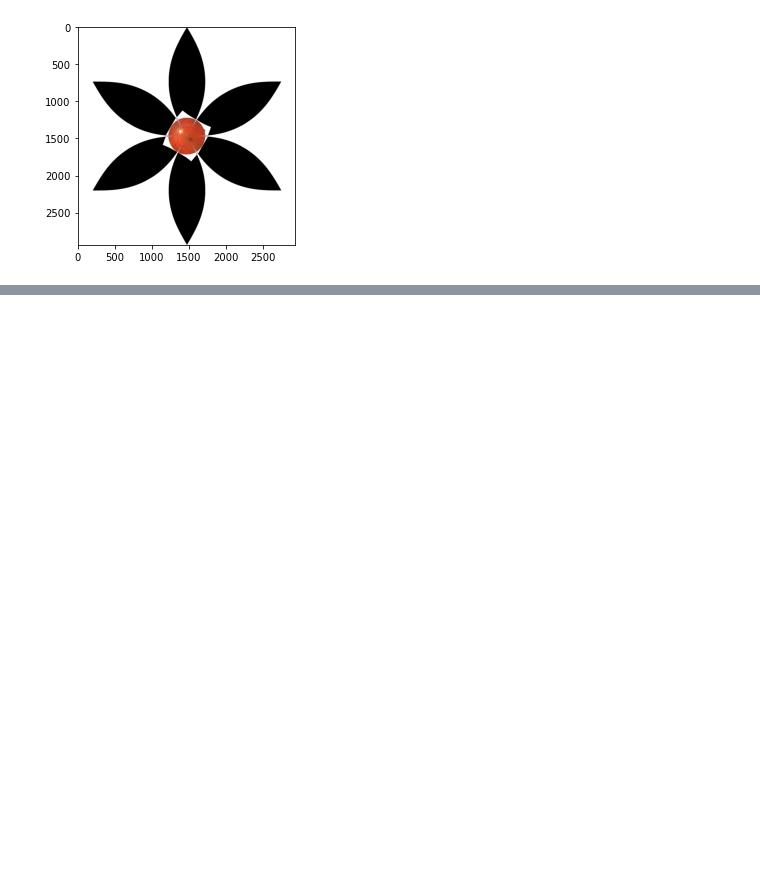
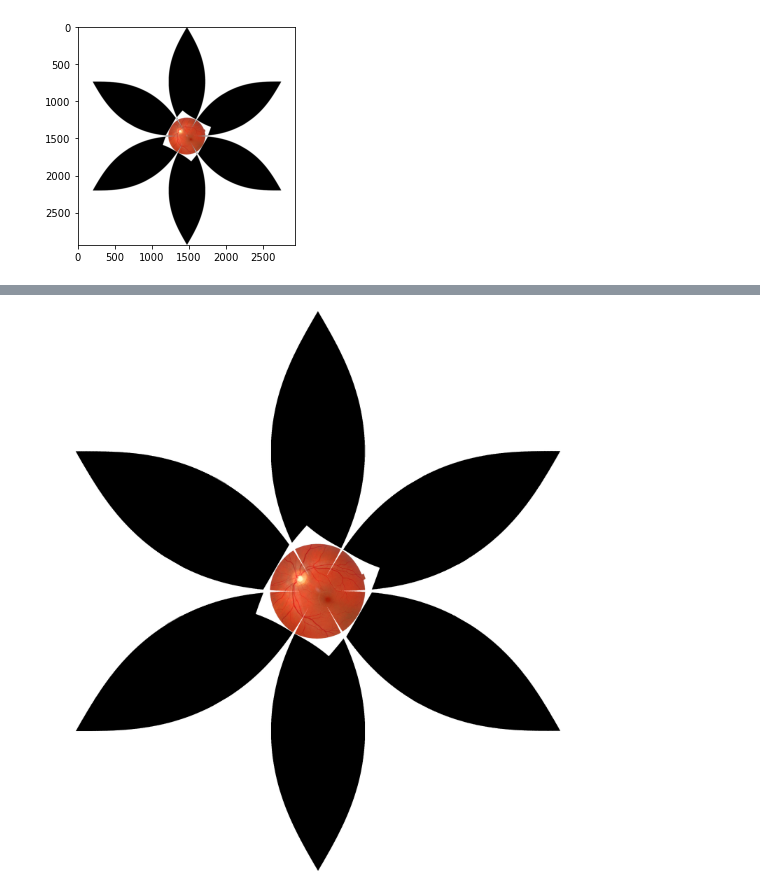
Before and after one commit to stuwilmur/sim-eye, a Jupyter notebook: develop gore2.ipynb, the cells around one changed output, grey strips where cells are left out. Saved outputs shown, nothing was run; the diff lists cells and outputs as text; code cells hidden in the pictures; blank space fills up the shorter version.

Commit message:
Complete basic recoding of gore2

```diff
--- a/develop gore2.ipynb
+++ b/develop gore2.ipynb
@@ -43,0 +44,10 @@ polecap
+# %%
+rotary = gore2.make_rotary(im,
+                focal_length = 24,
+                alpha_max = gore.deg2rad(32),
+                num_gores = 6,
+                projection = gore2.CASSINI,
+                phi_no_cut = gore2.deg2rad(12))
+rotary
+# %% [output]
+[figure, added]
```
Also changed, not shown: parts of 1 cell of this notebook, 1 other file.
